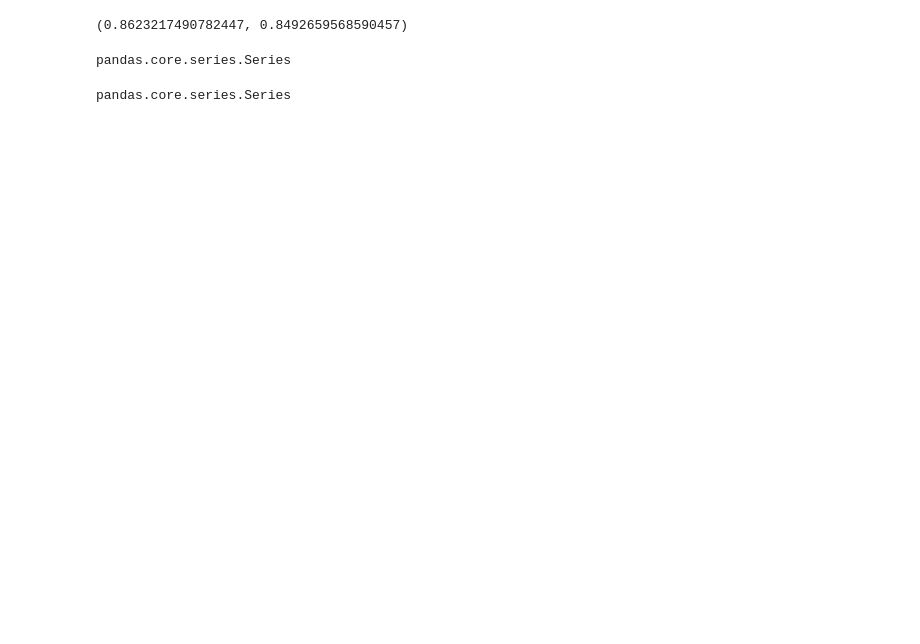
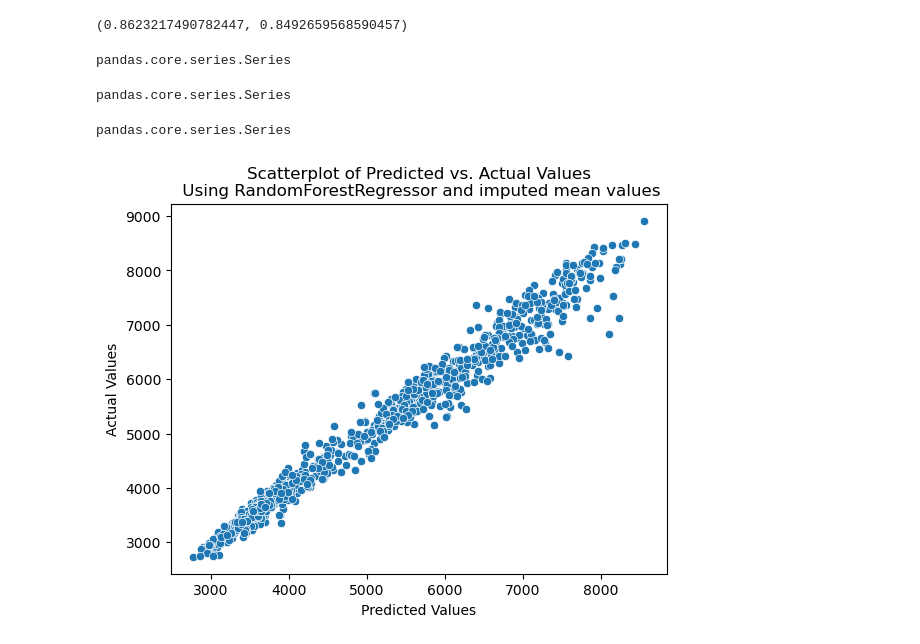
Before and after one commit to AlanAndrews/Air_toxicity, a Jupyter notebook: AA_folder/modeling.ipynb, the cells around one changed output. Cells and saved outputs as stored; diff of their text form; code cells hidden in the pictures; blank space fills up the shorter version.

Commit message:
made a figure. ran evaluation

```diff
--- a/AA_folder/modeling.ipynb
+++ b/AA_folder/modeling.ipynb
@@ -149 +150,6 @@ knn_pipe = Pipeline(steps=[
 ])
+# %%
+rf_pipe = Pipeline(steps=[
+    ("preprocessor", preprocessor),
+    ("rf", RandomForestRegressor())
+])
@@ -182,0 +213,2 @@ lasso_pipe_2.score(X_train_3, y_train_3), lasso_pipe_2.score(X_test_3, y_test_3)
+# %%
+rf_pipe.fit(X_train, y_train)
@@ -253,11 +348,18 @@ lasso_gs_2.score(X_train_2, y_train_2), lasso_gs_2.score(X_test_2, y_test_2)
 (0.8623217490782447, 0.8492659568590457)
 # %%
 lasso_preds = lasso_gs.best_estimator_.predict(test_df_mean)
+# %%
+rf_preds = rf_pipe.predict(test_df_mean)
 # %%
 lasso_preds = pd.Series(lasso_preds)
 type(lasso_preds)
 # %% [output]
 pandas.core.series.Series
+# %%
+rf_preds = pd.Series(rf_preds)
+type(rf_preds)
+# %% [output]
+pandas.core.series.Series
 # %%
 preds_df = test_df_mean['ID']
 type(preds_df)
@@ -269,0 +376,7 @@ comp_df.to_csv('lasso_preds.csv', index=False)
+# %%
+sns.scatterplot(y=y_test, x=rf_preds)
+plt.ylabel("Actual Values")
+plt.xlabel("Predicted Values")
+plt.title("Scatterplot of Predicted vs. Actual Values\n Using RandomForestRegressor and imputed mean values");
+# %% [output]
+[figure, added]
```
Also changed, not shown: parts of 39 cells of this notebook, 2 other files.
